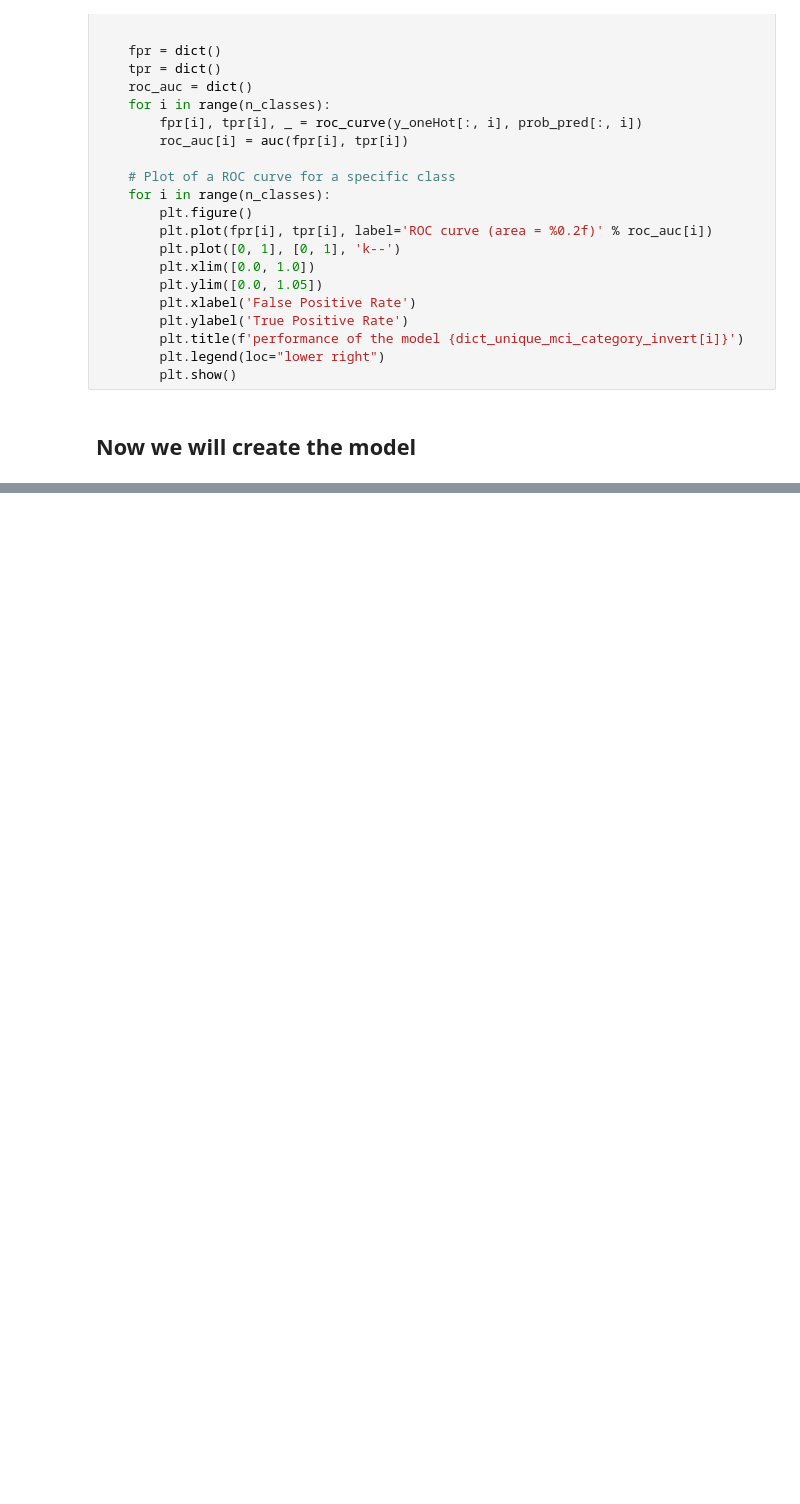
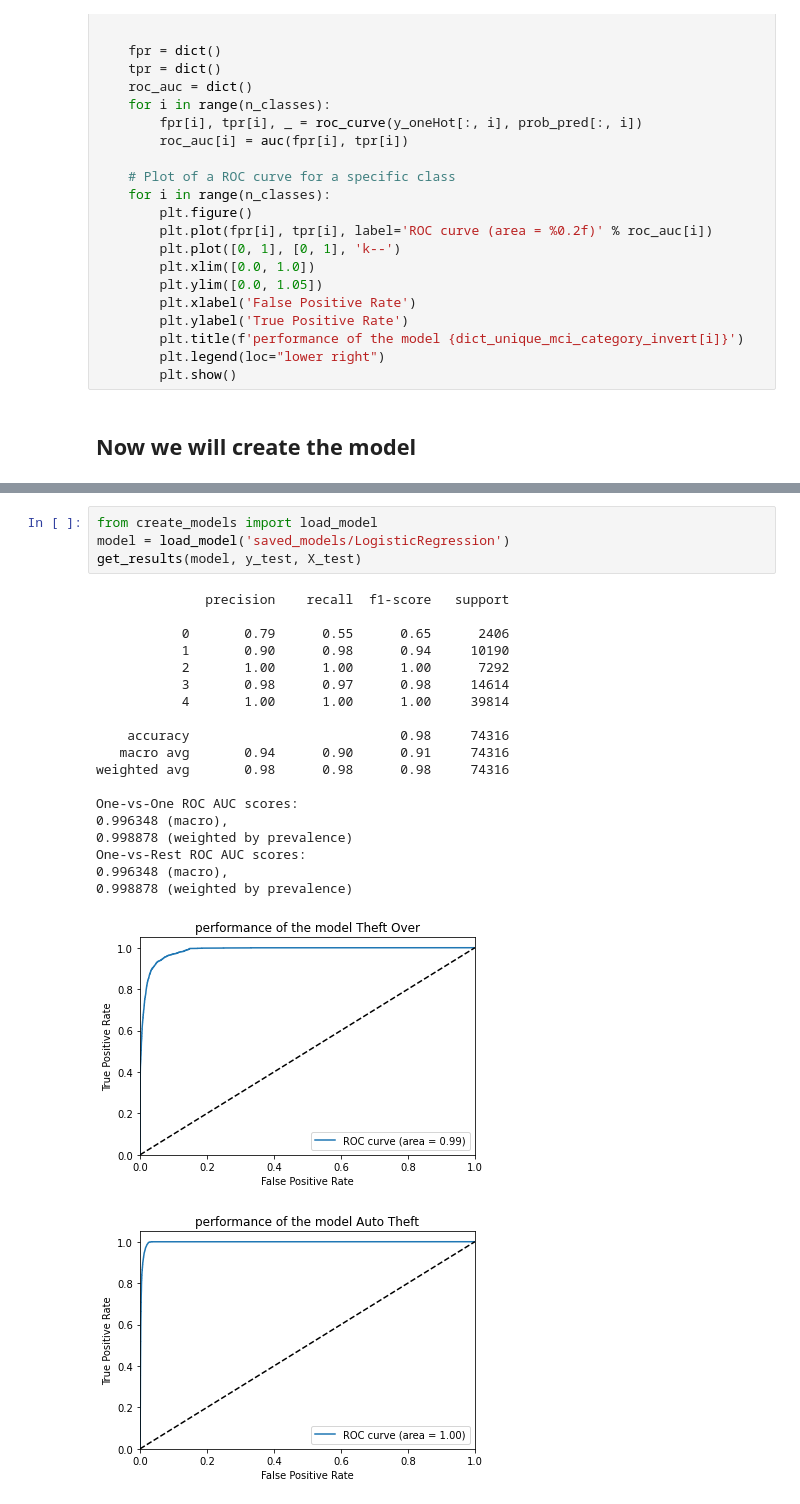
Before and after one commit to ap539813/Crime-Analysis, a Jupyter notebook: code.ipynb, the cells around one changed output, grey strips where cells are left out. Drawn from its saved outputs; the diff is of its cells as text; blank space fills up the shorter version.

```diff
--- a/code.ipynb
+++ b/code.ipynb
@@ -530,0 +538,25 @@ One-vs-Rest ROC AUC scores:
+# %%
+from create_models import load_model
+model = load_model('saved_models/LogisticRegression')
+get_results(model, y_test, X_test)
+# %% [output]
+              precision    recall  f1-score   support
+
+           0       0.79      0.55      0.65      2406
+           1       0.90      0.98      0.94     10190
+           2       1.00      1.00      1.00      7292
+           3       0.98      0.97      0.98     14614
+           4       1.00      1.00      1.00     39814
+
+    accuracy                           0.98     74316
+   macro avg       0.94      0.90      0.91     74316
+weighted avg       0.98      0.98      0.98     74316
+
+One-vs-One ROC AUC scores:
+0.996348 (macro),
+0.998878 (weighted by prevalence)
+One-vs-Rest ROC AUC scores:
+0.996348 (macro),
+0.998878 (weighted by prevalence)
+[figure, added]
+[figure, added]
```
Also changed, not shown: parts of 12 cells of this notebook.
